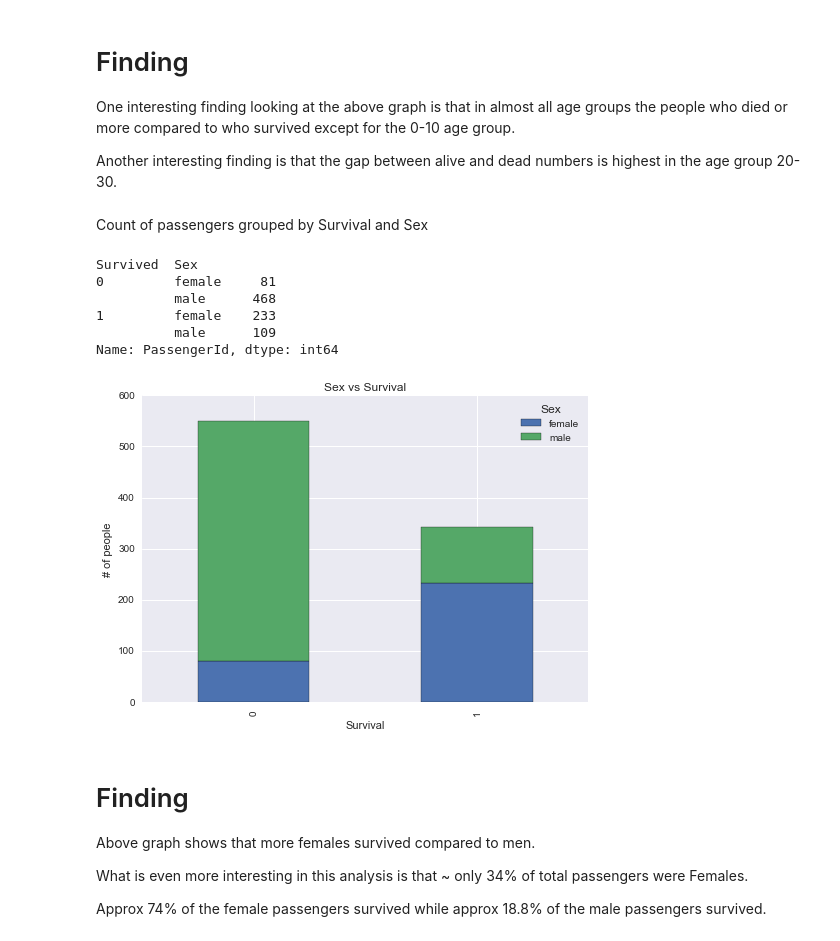
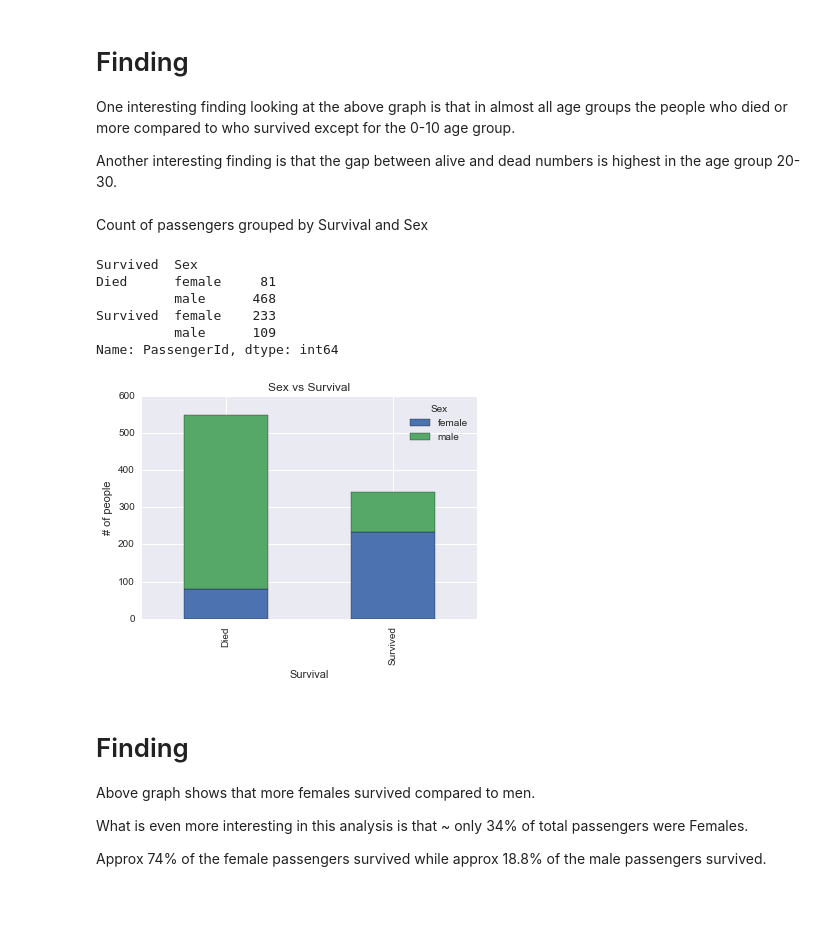
Before and after one commit to buildhope/Titanic_data_analysis, a Jupyter notebook: Titanic_Analysis.ipynb, the cells around one changed output. Saved outputs shown, nothing was run; the diff lists cells and outputs as text; code cells hidden in the pictures; blank space fills up the shorter version.

Commit message:
Categorical Label update from 0,1 to died, survived and conclusion update.

```diff
--- a/Titanic_Analysis.ipynb
+++ b/Titanic_Analysis.ipynb
@@ -288,28 +288,31 @@ One interesting finding looking at the above graph is that in almost all age gro
 
 Another interesting finding is that the gap between alive and dead numbers is highest in the age group 20-30.
 # %%
+
+titanic_raw_df['Survived'].replace({0:'Died', 1:'Survived'}, inplace=True)
+
 # Group passengers by survived and sex columns
 sex_group = titanic_raw_df.groupby(['Survived','Sex'])
 printmd('Count of passengers grouped by Survival and Sex')
 print sex_group['PassengerId'].count()
 print
 
 # Create stacked bar graph showing survival vs sex
 sex_group['PassengerId'].count().unstack().plot.bar(stacked=True)
 plt.figure
 plt.title('Sex vs Survival')
 plt.xlabel('Survival')
 plt.ylabel('# of people')
 plt.show()
 # %% [output]
 Count of passengers grouped by Survival and Sex
 Survived  Sex
-0         female     81
+Died      female     81
           male      468
-1         female    233
+Survived  female    233
           male      109
 Name: PassengerId, dtype: int64
-[figure, old version]
+[figure, new version]
 # %% [markdown]
 # Finding
 Above graph shows that more females survived compared to men.
```
Also changed, not shown: parts of 2 cells of this notebook, 1 other file.
